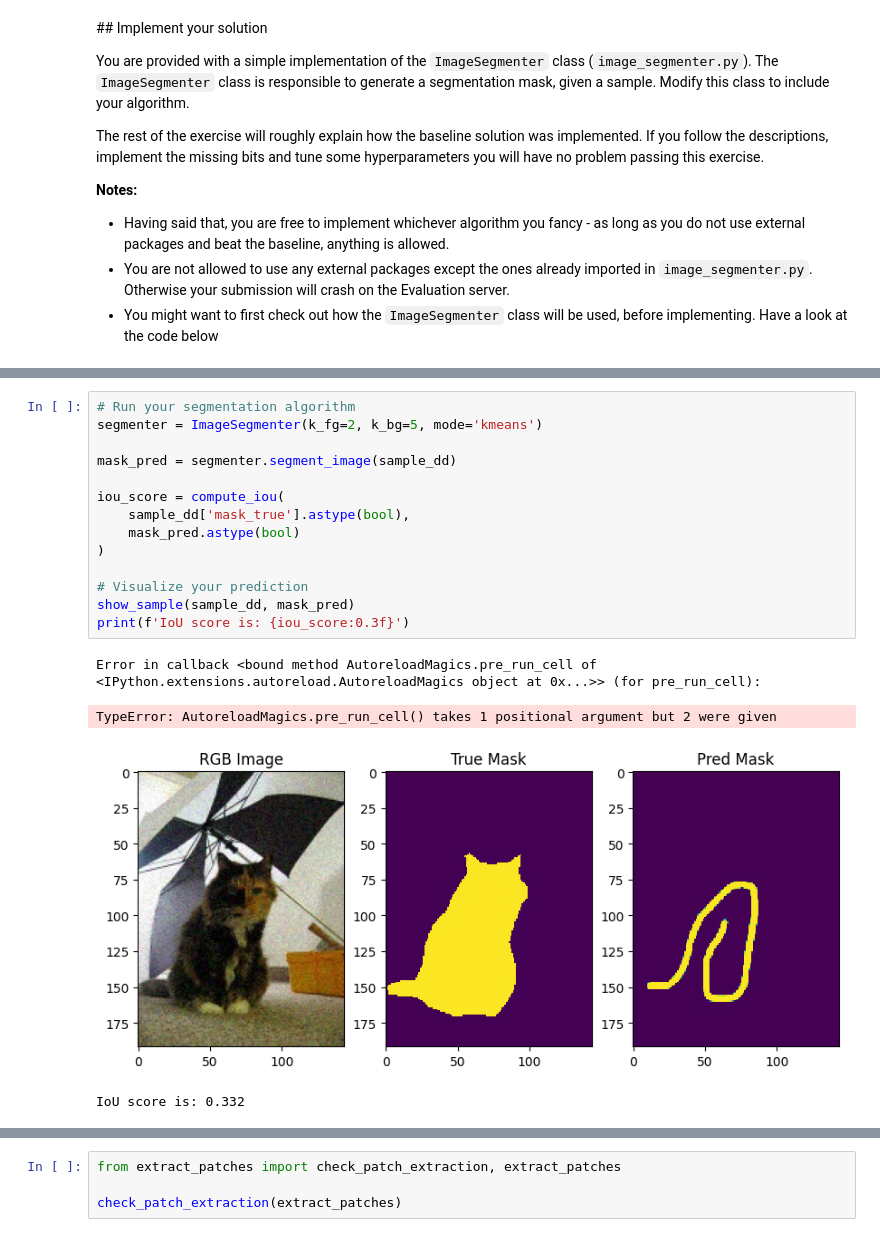
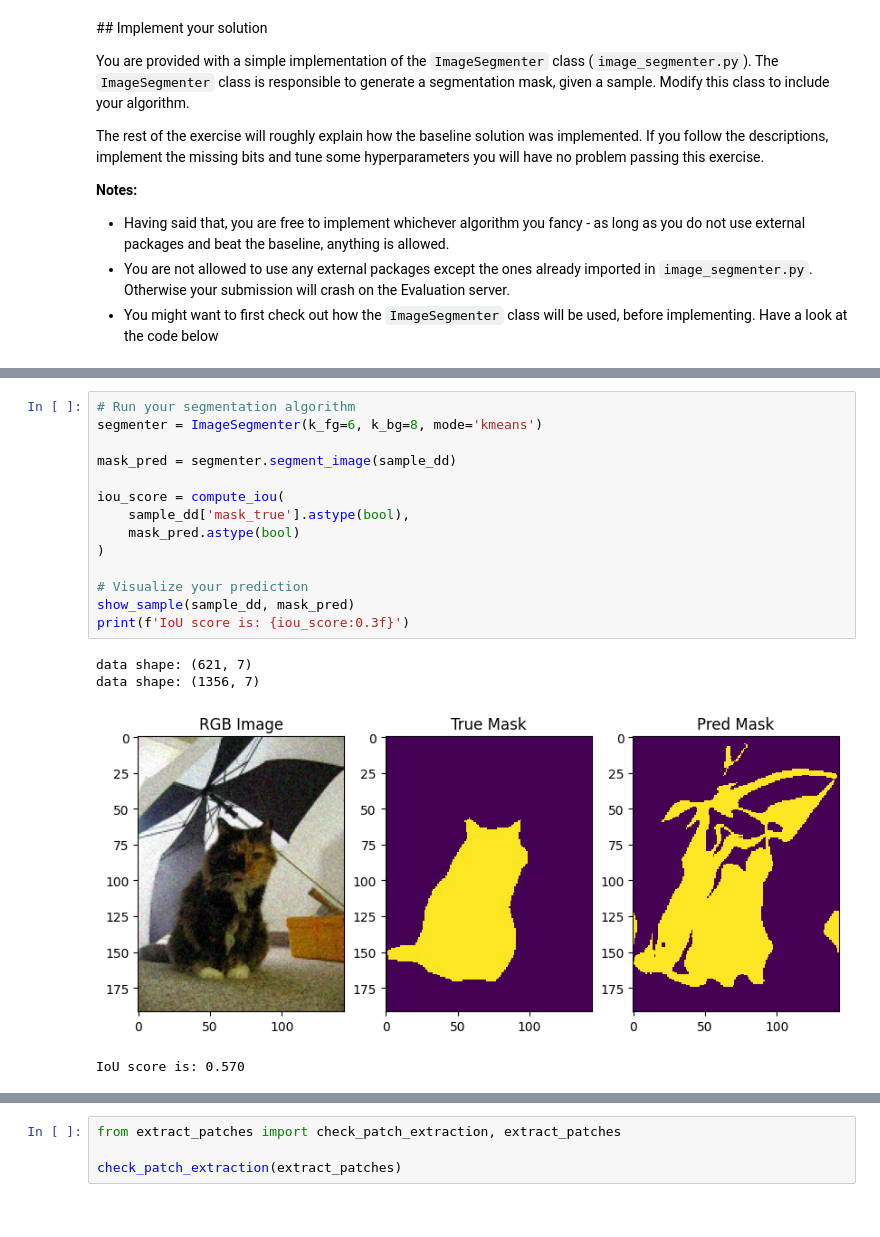
Before and after one commit to simonsimon006/ethz-imana-fs23-task2, a Jupyter notebook: handout/handout.ipynb, the cells around one changed output, grey strips where cells are left out. Cells and saved outputs as stored; diff of their text form.

```diff
--- a/handout/handout.ipynb
+++ b/handout/handout.ipynb
@@ -168,23 +160,23 @@ Note how the prediction is noisy and dark parts of the background are often mist
 ![](https://drive.google.com/uc?export=view&id=15hG1Atv_En0A0df0QTRU3i1P4dqRcoP9)
 # %%
 # Run your segmentation algorithm
-segmenter = ImageSegmenter(k_fg=2, k_bg=5, mode='kmeans')
+segmenter = ImageSegmenter(k_fg=6, k_bg=8, mode='kmeans')
 
 mask_pred = segmenter.segment_image(sample_dd)
 
 iou_score = compute_iou(
     sample_dd['mask_true'].astype(bool),
     mask_pred.astype(bool)
 )
 
 # Visualize your prediction
 show_sample(sample_dd, mask_pred)
 print(f'IoU score is: {iou_score:0.3f}')
 # %% [output]
-Error in callback <bound method AutoreloadMagics.pre_run_cell of <IPython.extensions.autoreload.AutoreloadMagics object at 0x...>> (for pre_run_cell):
+data shape: (621, 7)
+data shape: (1356, 7)
+[figure, new version]
-TypeError: AutoreloadMagics.pre_run_cell() takes 1 positional argument but 2 were given
+IoU score is: 0.570
-[figure, old version]
-IoU score is: 0.332
 # %% [markdown]
 ### Extract patches (inside and outside of BB)
 
```
Also changed, not shown: parts of 7 cells of this notebook, 8 other files.
